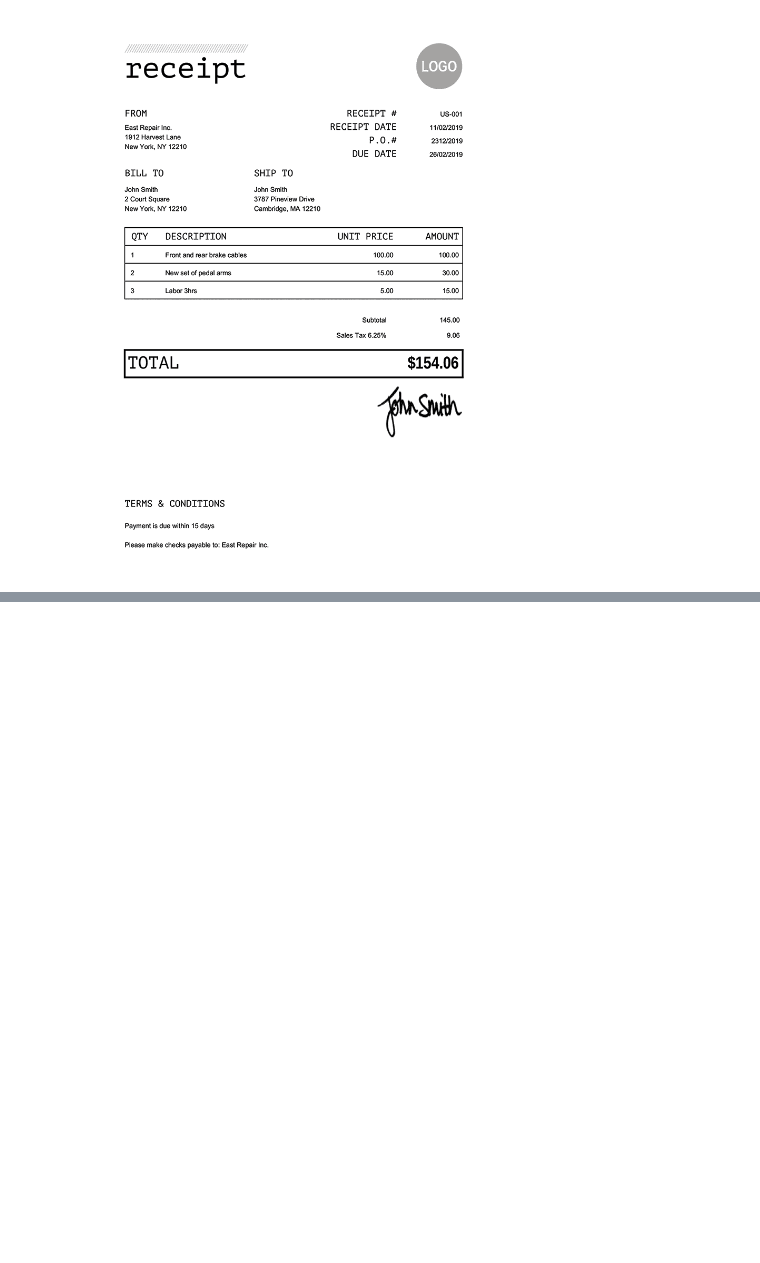
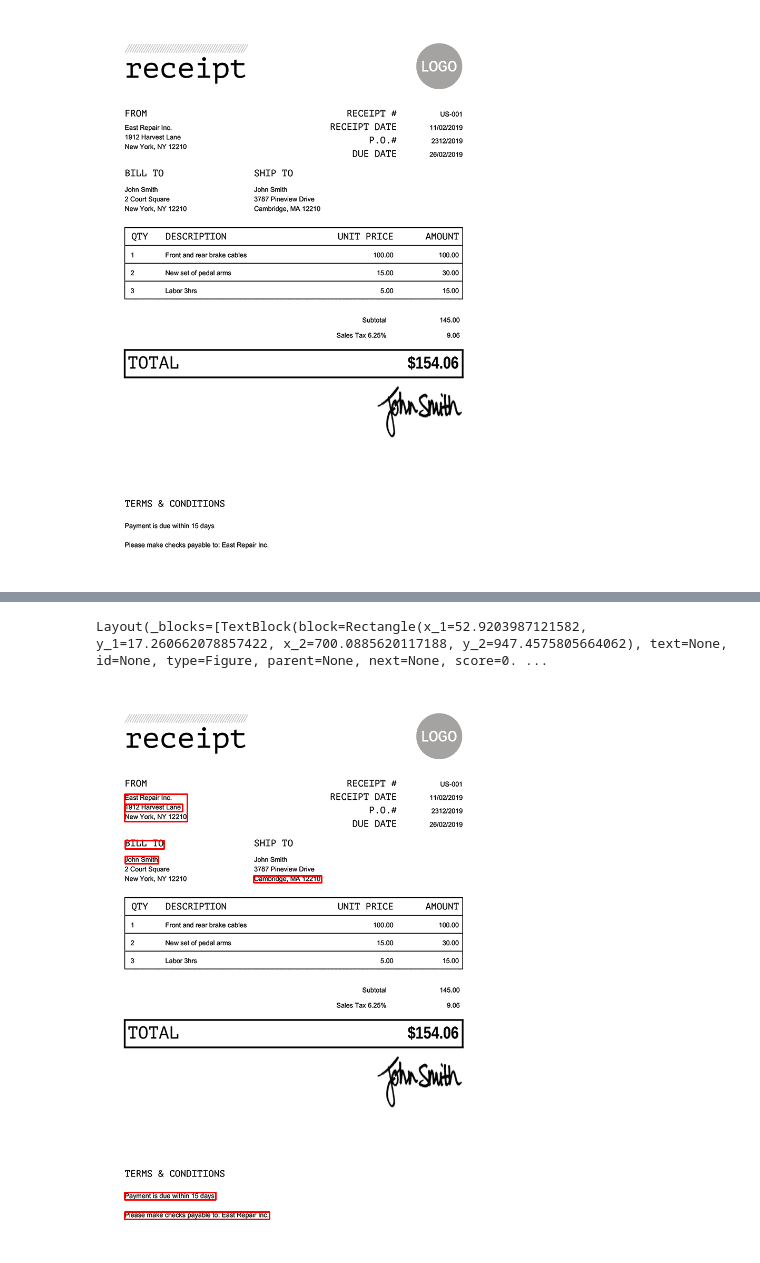
Before and after one commit to tensorlakeai/inkwell, a Jupyter notebook: notebooks/demo_layout_detection.ipynb, the cells around one changed output, grey strips where cells are left out. Drawn from its saved outputs; the diff is of its cells as text; code cells hidden in the pictures; blank space fills up the shorter version.

```diff
--- a/notebooks/demo_layout_detection.ipynb
+++ b/notebooks/demo_layout_detection.ipynb
@@ -41,0 +33,5 @@ draw_box(image, texts, box_width=3)
+# %%
+demo_layout_detection(LayoutDetectorType.DIT, image)
+# %% [output]
+Layout(_blocks=[TextBlock(block=Rectangle(x_1=52.9203987121582, y_1=17.260662078857422, x_2=700.0885620117188, y_2=947.4575805664062), text=None, id=None, type=Figure, parent=None, next=None, score=0. ...
+[figure, added]
```
Also changed, not shown: parts of 9 cells of this notebook, 23 other files.
